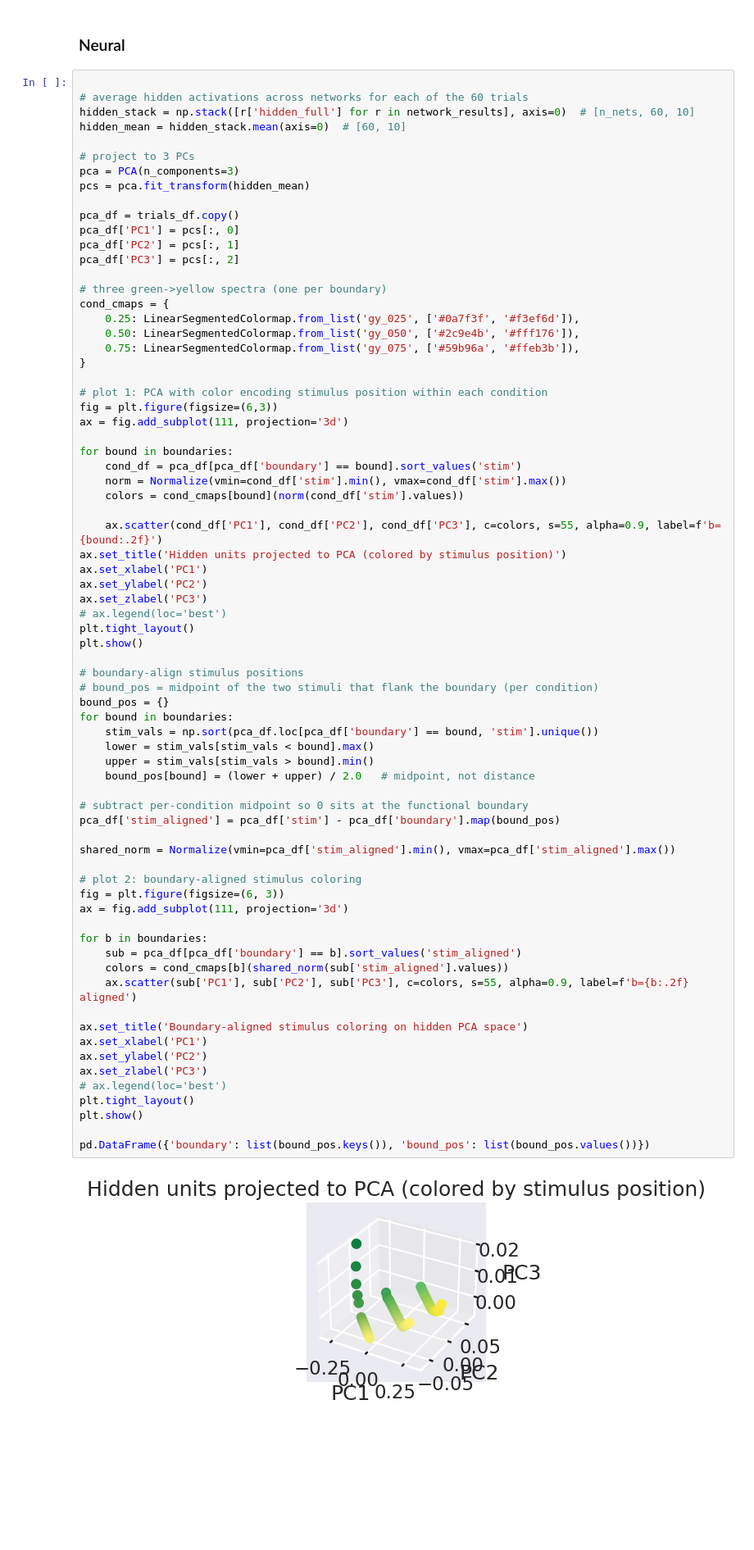
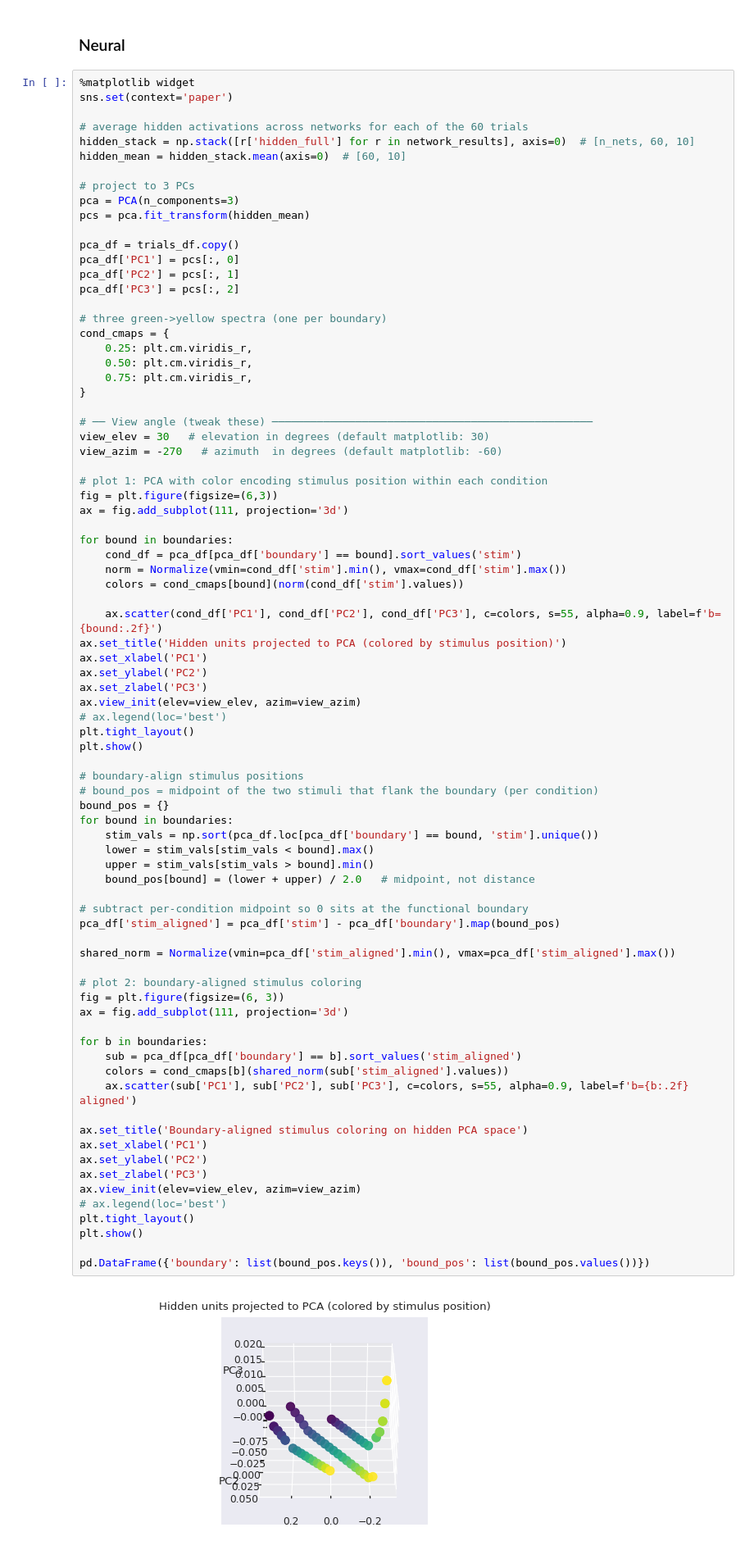
Before and after one commit to siyer7/asymmetry_design, a Jupyter notebook: code/python/simulation.ipynb, the cells around one changed output. Shown at 82% size. Saved outputs shown, nothing was run; the diff lists cells and outputs as text; blank space fills up the shorter version.

```diff
--- a/code/python/simulation.ipynb
+++ b/code/python/simulation.ipynb
@@ -661,6 +661,8 @@ plt.show()
 # %% [markdown]
 ### Neural
 # %%
+%matplotlib widget
+sns.set(context='paper')
 
 # average hidden activations across networks for each of the 60 trials
 hidden_stack = np.stack([r['hidden_full'] for r in network_results], axis=0)  # [n_nets, 60, 10]
@@ -677,10 +679,14 @@ pca_df['PC3'] = pcs[:, 2]
 
 # three green->yellow spectra (one per boundary)
 cond_cmaps = {
-    0.25: LinearSegmentedColormap.from_list('gy_025', ['#0a7f3f', '#f3ef6d']),
-    0.50: LinearSegmentedColormap.from_list('gy_050', ['#2c9e4b', '#fff176']),
-    0.75: LinearSegmentedColormap.from_list('gy_075', ['#59b96a', '#ffeb3b']),
+    0.25: plt.cm.viridis_r,
+    0.50: plt.cm.viridis_r,
+    0.75: plt.cm.viridis_r,
 }
+
+# ── View angle (tweak these) ──────────────────────────────────────────────────
+view_elev = 30   # elevation in degrees (default matplotlib: 30)
+view_azim = -270   # azimuth  in degrees (default matplotlib: -60)
 
 # plot 1: PCA with color encoding stimulus position within each condition
 fig = plt.figure(figsize=(6,3))
@@ -696,6 +702,7 @@ ax.set_title('Hidden units projected to PCA (colored by stimulus position)')
 ax.set_xlabel('PC1')
 ax.set_ylabel('PC2')
 ax.set_zlabel('PC3')
+ax.view_init(elev=view_elev, azim=view_azim)
 # ax.legend(loc='best')
 plt.tight_layout()
 plt.show()
@@ -706,31 +713,32 @@ bound_pos = {}
 for bound in boundaries:
     stim_vals = np.sort(pca_df.loc[pca_df['boundary'] == bound, 'stim'].unique())
     lower = stim_vals[stim_vals < bound].max()
     upper = stim_vals[stim_vals > bound].min()
     bound_pos[bound] = (lower + upper) / 2.0   # midpoint, not distance
 
 # subtract per-condition midpoint so 0 sits at the functional boundary
 pca_df['stim_aligned'] = pca_df['stim'] - pca_df['boundary'].map(bound_pos)
 
 shared_norm = Normalize(vmin=pca_df['stim_aligned'].min(), vmax=pca_df['stim_aligned'].max())
 
 # plot 2: boundary-aligned stimulus coloring
 fig = plt.figure(figsize=(6, 3))
 ax = fig.add_subplot(111, projection='3d')
 
 for b in boundaries:
     sub = pca_df[pca_df['boundary'] == b].sort_values('stim_aligned')
     colors = cond_cmaps[b](shared_norm(sub['stim_aligned'].values))
     ax.scatter(sub['PC1'], sub['PC2'], sub['PC3'], c=colors, s=55, alpha=0.9, label=f'b={b:.2f} aligned')
 
 ax.set_title('Boundary-aligned stimulus coloring on hidden PCA space')
 ax.set_xlabel('PC1')
 ax.set_ylabel('PC2')
 ax.set_zlabel('PC3')
+ax.view_init(elev=view_elev, azim=view_azim)
 # ax.legend(loc='best')
 plt.tight_layout()
 plt.show()
 
 pd.DataFrame({'boundary': list(bound_pos.keys()), 'bound_pos': list(bound_pos.values())})
 # %% [output]
-[figure, old version]
+[figure, new version]
```
Also changed, not shown: parts of 3 cells of this notebook, 4 other files.
